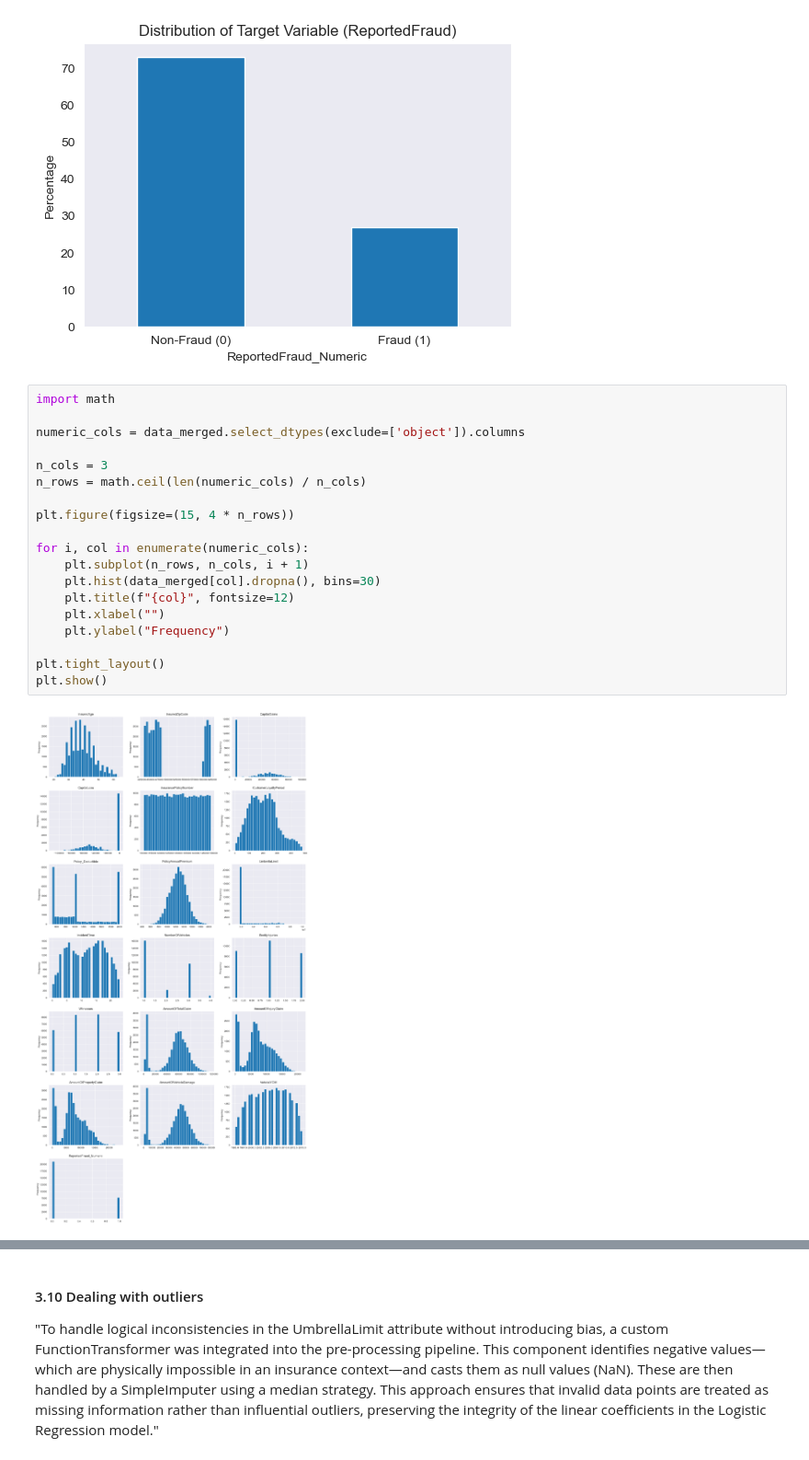
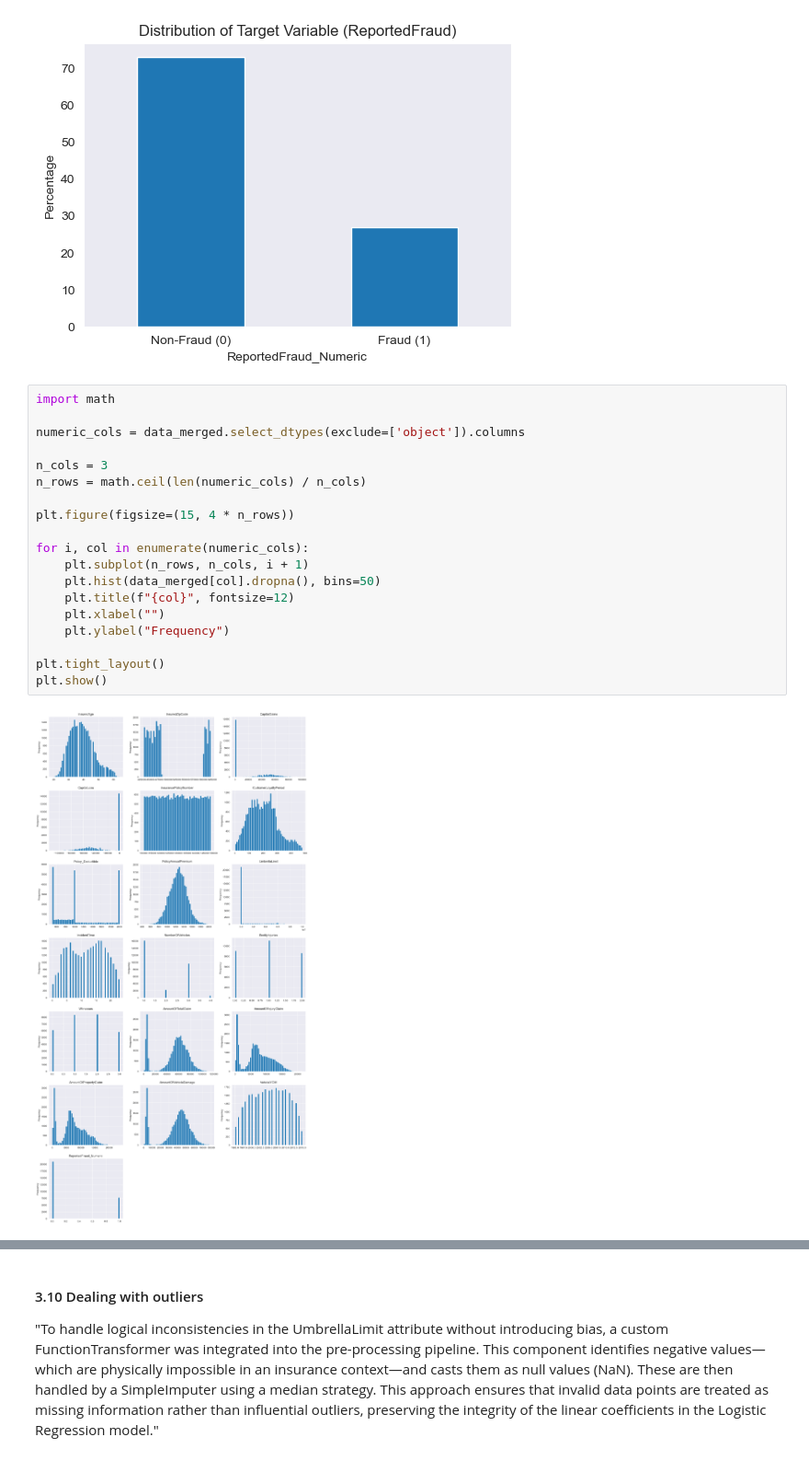
Before and after one commit to bartzilla/Classification, a Jupyter notebook: Assessment.ipynb, the cells around one changed output, grey strips where cells are left out. Shown at 92% size. Cells and saved outputs as stored; diff of their text form.

```diff
--- a/Assessment.ipynb
+++ b/Assessment.ipynb
@@ -472,21 +472,21 @@ plt.show()
 # %%
 import math
 
 numeric_cols = data_merged.select_dtypes(exclude=['object']).columns
 
 n_cols = 3
 n_rows = math.ceil(len(numeric_cols) / n_cols)
 
 plt.figure(figsize=(15, 4 * n_rows))
 
 for i, col in enumerate(numeric_cols):
     plt.subplot(n_rows, n_cols, i + 1)
-    plt.hist(data_merged[col].dropna(), bins=30)
+    plt.hist(data_merged[col].dropna(), bins=50)
     plt.title(f"{col}", fontsize=12)
     plt.xlabel("")
     plt.ylabel("Frequency")
 
 plt.tight_layout()
 plt.show()
 # %% [output]
-[figure, old version]
+[figure, new version]
```
Also changed, not shown: parts of 1 cell of this notebook.
